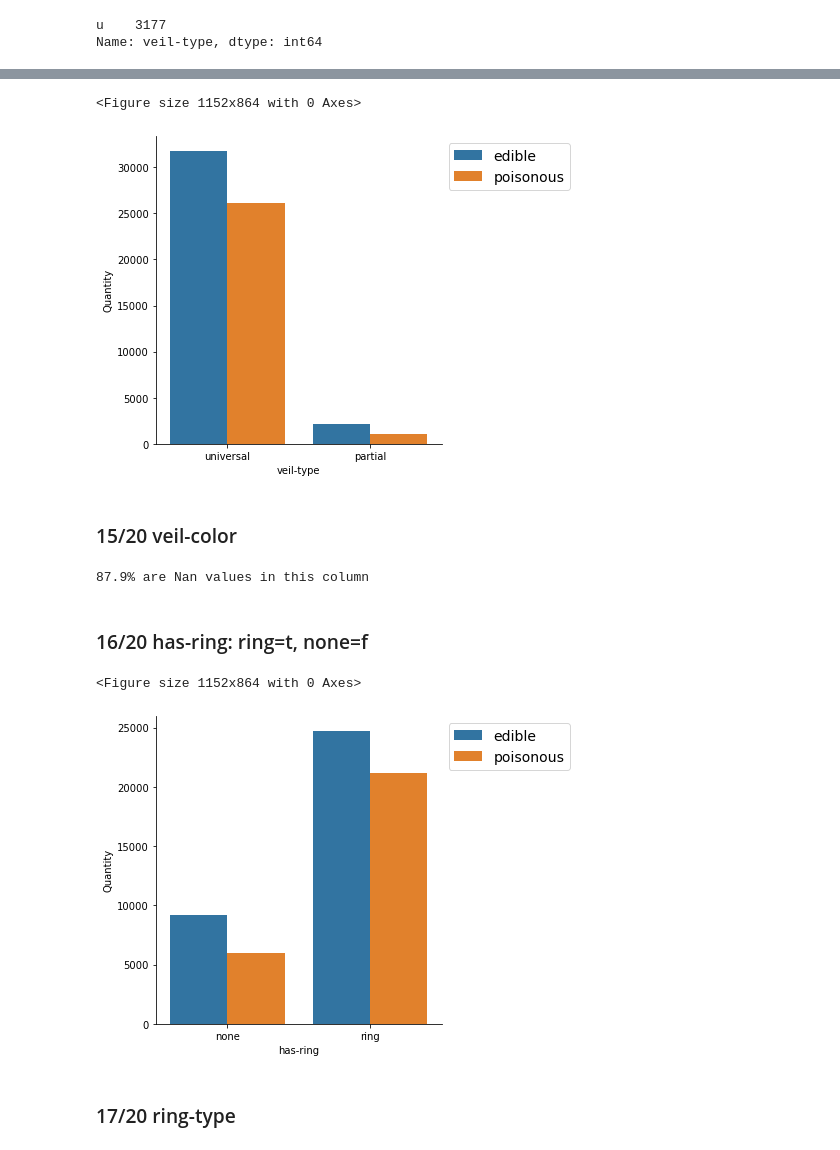
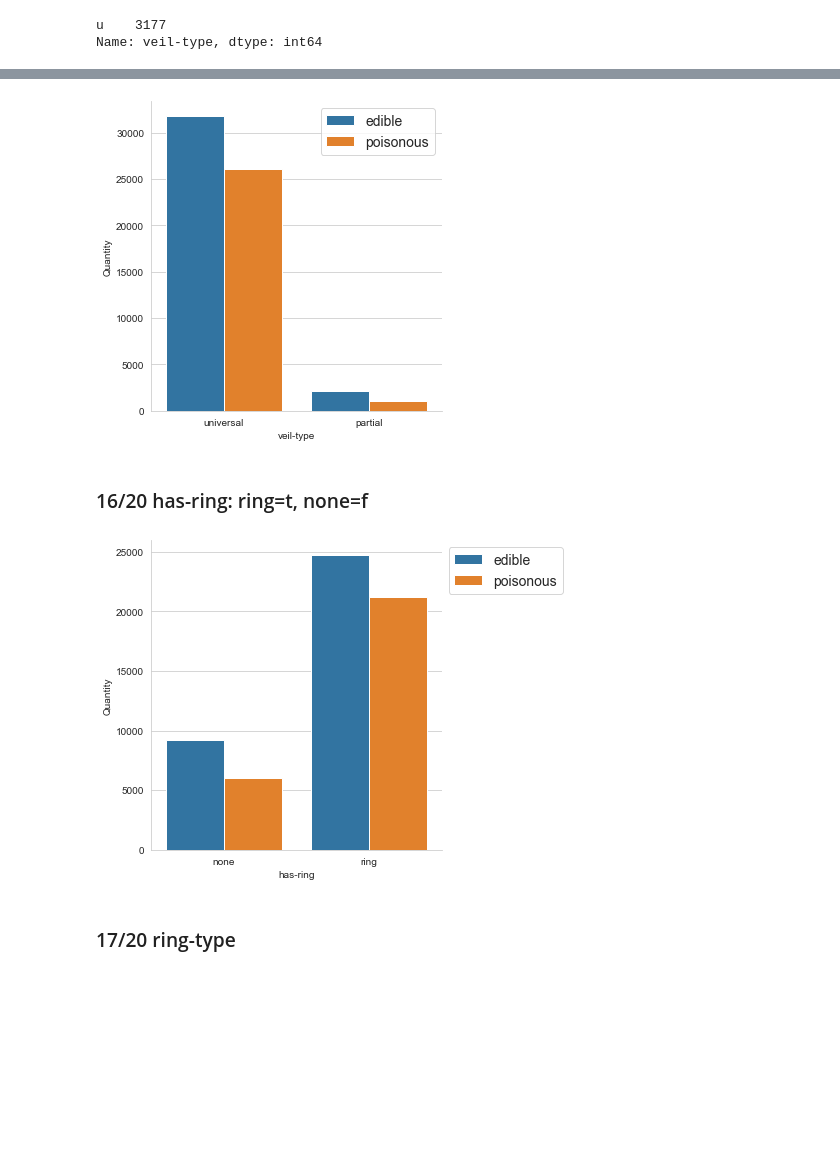
Before and after one commit to AleksanderWernik/Mushrooms, a Jupyter notebook: Grzyby.ipynb, the cells around one changed output, grey strips where cells are left out. Saved outputs shown, nothing was run; the diff lists cells and outputs as text; code cells hidden in the pictures; blank space fills up the shorter version.

```diff
--- a/Grzyby.ipynb
+++ b/Grzyby.ipynb
@@ -65,0 +79,3 @@ plt.show()
+# %%
+# dropping four columns where are Nan's
+df.drop(['stem-root', 'stem-surface', 'veil-color','spore-print-color'], axis=1, inplace=True)
@@ -284,28 +234,20 @@ Name: veil-type, Length: 61069, dtype: int8
 # %%
-plt.figure(figsize=(16,12))
+# Create the catplot chart with value counts
 g = sns.catplot(x='veil-type', data=df, kind='count', hue='class', legend=False)
 g.set(xlabel= "veil-type" ,ylabel = 'Quantity', xticklabels=('universal', 'partial'))
-plt.legend(labels=['edible','poisonous'], fontsize=14, loc='upper left', bbox_to_anchor=(1, 1))
+plt.legend(labels=['edible','poisonous'], fontsize=14, loc='upper right')
 plt.show()
 # %% [output]
-<Figure size 1152x864 with 0 Axes>
-[figure, old version]
+[figure, new version]
-# %% [markdown]
-### 15/20 veil-color
-# %%
-print("{:.1%} are Nan values in this column".format(df['veil-color'].isna().sum() / len(df['veil-color'])))
-# %% [output]
-87.9% are Nan values in this column
 # %% [markdown]
 ### 16/20 has-ring:  ring=t, none=f
 # %%
-plt.figure(figsize=(16,12))
+# Create the catplot chart with value counts
 g = sns.catplot(x='has-ring', data=df, kind='count', hue='class', legend=False)
 g.set(xlabel= "has-ring" ,ylabel = 'Quantity', xticklabels=('none', 'ring'))
 plt.legend(labels=['edible','poisonous'], fontsize=14, loc='upper left', bbox_to_anchor=(1, 1))
 plt.show()
 # %% [output]
-<Figure size 1152x864 with 0 Axes>
-[figure, old version]
+[figure, new version]
 # %% [markdown]
 ### 17/20 ring-type
```
Also changed, not shown: parts of 84 cells of this notebook.
